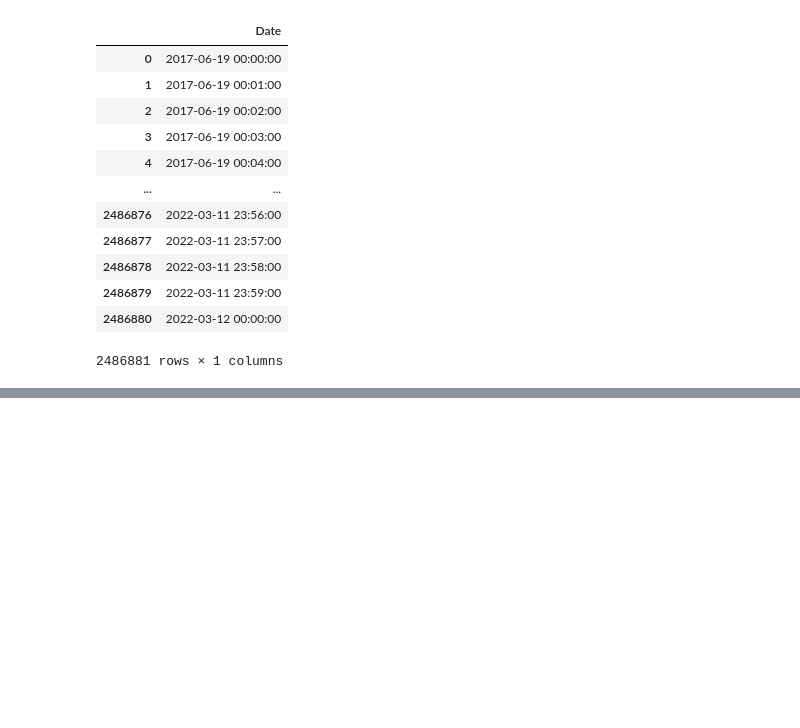
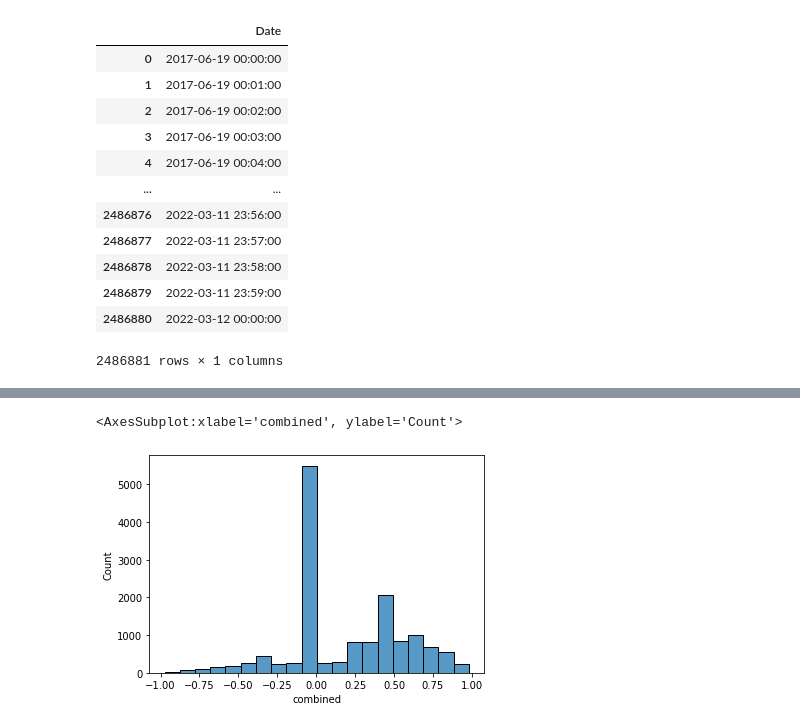
Before and after one commit to warriorprince86/MachineLearning, a Jupyter notebook: project/src/datamerge.ipynb, the cells around one changed output, grey strips where cells are left out. Cells and saved outputs as stored; diff of their text form; code cells hidden in the pictures; blank space fills up the shorter version.

Commit message:
feat(merged-tweets,stocks,sentiment-data): revised way to combine all stock_data

```diff
--- a/project/src/datamerge.ipynb
+++ b/project/src/datamerge.ipynb
@@ -89,0 +166,3 @@ df.head(200)
+# %%
+df = df.dropna().reset_index(drop=True)
+df[(df.Date > '2022-01-01') & (df.Date < '2022-01-05')]
@@ -89,0 +248,5 @@ df.head(200)
+# %%
+# create a new column
+df['Content1']= df.Content.apply(lambda row: sentence_to_wordlist(row))
+df.dropna(how='any', inplace=True)
+df.info()
@@ -89,0 +272,23 @@ df.head(200)
+# %%
+from nltk.sentiment.vader import SentimentIntensityAnalyzer
+nltk.download('vader_lexicon')
+
+def polarityScore(a, col):
+    # Create a column for score
+    a['score'] = a[col].apply(lambda row: calculate_polarity_scores(row))
+    #split all the scores into separate columns
+    # columns = ['negative', 'neutral', 'positive', 'compound'])
+    a['negative']=a.score.apply(lambda x: x[0])
+    a['neutral']=a.score.apply(lambda x: x[1])
+    a['positive']=a.score.apply(lambda x: x[2])
+    a['combined']=a.score.apply(lambda x: x[3])
+
+    return a
+
+def calculate_polarity_scores(x):
+    sid = SentimentIntensityAnalyzer()
+    score = sid.polarity_scores(x)
+    score_list = []
+    for i in score.values():
+        score_list.append(i)
+    return score_list
@@ -89,0 +299,4 @@ df.head(200)
+# %%
+result = polarityScore(df, 'Content1')
+# sns.histplot(data=result, x='compound')
+result.head()
@@ -89,0 +317,6 @@ df.head(200)
+# %%
+import seaborn as sns
+sns.histplot(data=result, x='combined',bins=20)
+# %% [output]
+<AxesSubplot:xlabel='combined', ylabel='Count'>
+[figure, added]
```
Also changed, not shown: parts of 16 cells of this notebook.
